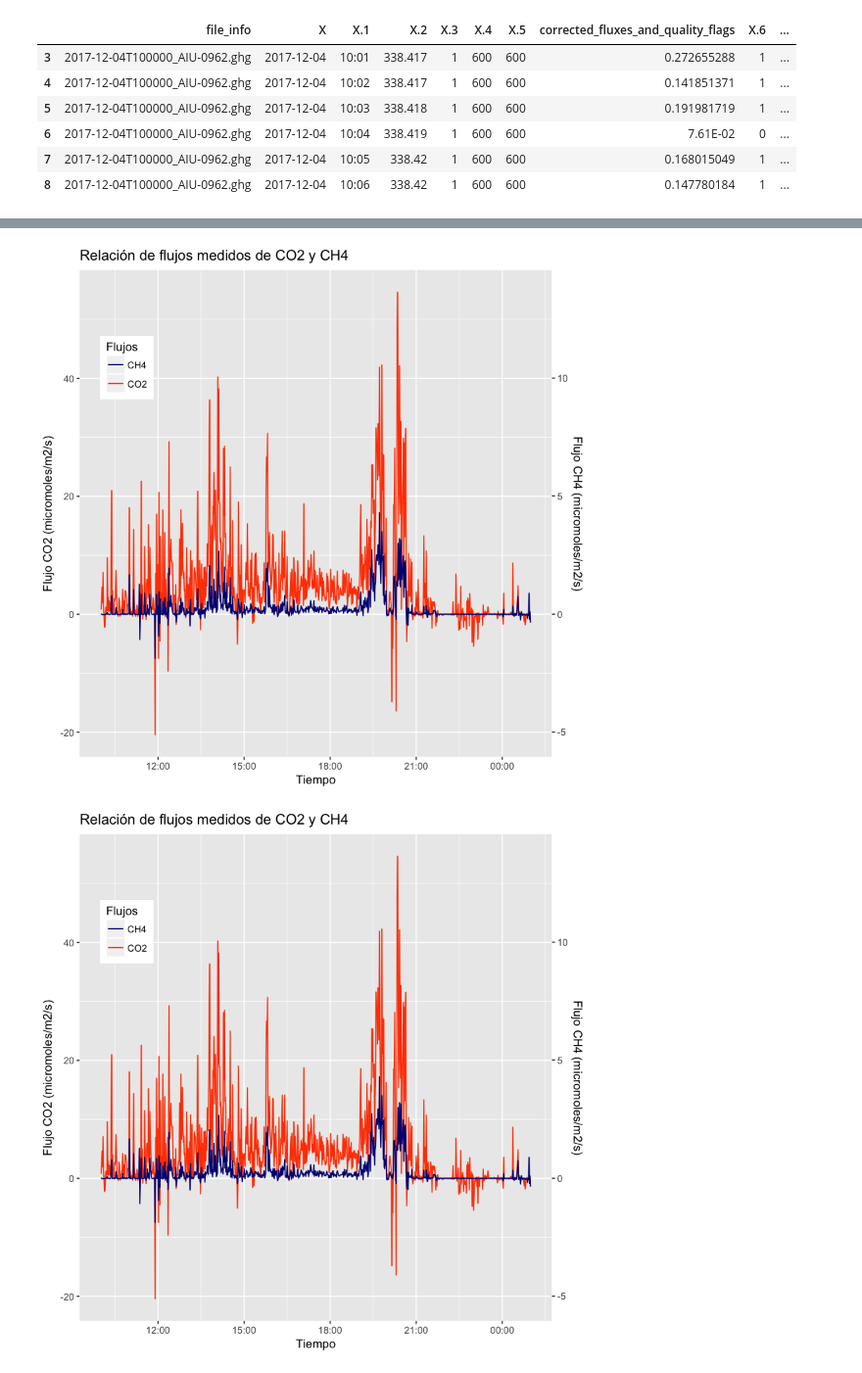
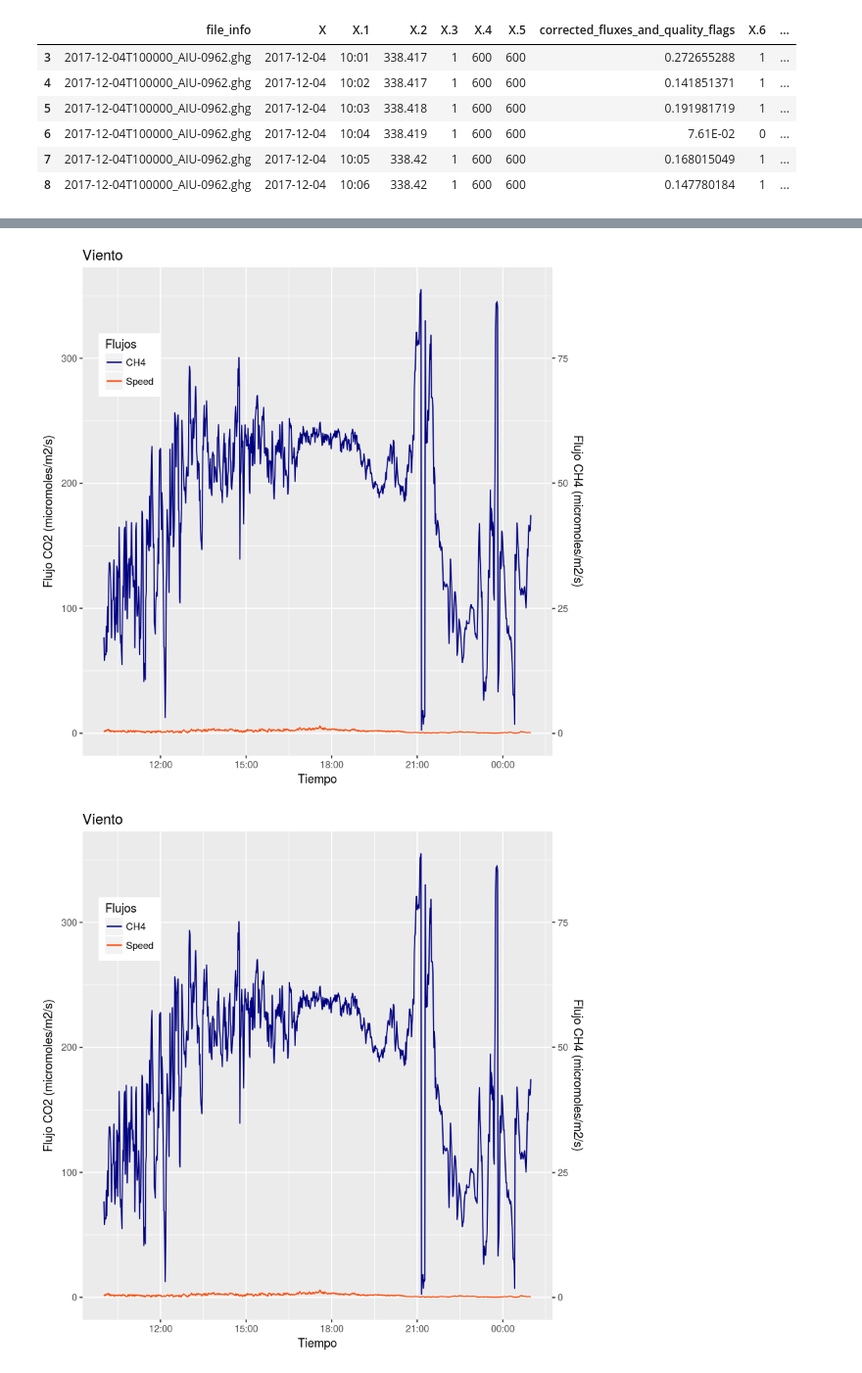
Before and after one commit to carloslizarragac/Metano, a Jupyter notebook: WindRose-Metano-TimeResol.ipynb, the cells around one changed output, grey strips where cells are left out. Shown at 98% size. Saved outputs shown, nothing was run; the diff lists cells and outputs as text; code cells hidden in the pictures.

```diff
--- a/WindRose-Metano-TimeResol.ipynb
+++ b/WindRose-Metano-TimeResol.ipynb
@@ -79,10 +58,10 @@ require(dplyr)
 #
 
 df_corral1 <- subset(df_dist1, select=c("X", "X.1", "X.2", "X.11", "X.15", "X.24", "X.25",
-                                      "X.34", "X.35", "X.54", "X.56", "turbulence" ))
+                                      "X.34", "X.35", "X.54", "X.55", "X.56", "turbulence" ))
 names(df_corral1) <- c("date", "hours", "DOY", "co2_flux", "ch4_flux",
                       "co2_mixing_ratio", "co2_time_lag", "ch4_mixing_ratio", "ch4_time_lag",
-                      "spd", "dir", "u_star")
+                      "spd", "max_spd", "dir", "u_star")
 # Keep only full data (Eliminate NAs)
 df_corral1 <- df_corral1[complete.cases(df_corral1), ]
 # Create Date, combining date + hours
@@ -188,24 +216,25 @@ print(p)
 # %%
+# Wind speed & direction
 require(oce)
 df_corral_period <- subset(df_corral1, Date > "2017-12-04 10:00" & Date < "2017-12-05 1:00")
 
 #p <- ggplot(df_corral_period, aes(Date, despike(ch4_flux, reference="smooth"), color="CH4" )) +
 #            geom_line() +
 #            labs(title = "Relación de flujos medidos de CO2 y CH4", x = "Tiempo", y= "Flujos") +
 #            guides(color=guide_legend("Flujos")) + theme(legend.position = c(0.2, 0.8))
 #p <- p + geom_line(data=df_corral_period, aes(Date, despike(co2_flux, reference="smooth"), color="CO2"))
 
 
 p <- ggplot(df_corral_period, aes(x=Date))
-p <- p + geom_line(aes(y=despike(co2_flux, reference="smooth"), color="CO2")) +
-            labs(title = "Relación de flujos medidos de CO2 y CH4", x = "Tiempo", y= "Flujo CO2 (micromoles/m2/s)") +
+p <- p + geom_line(aes(y=despike(spd, reference="smooth"), color="Speed")) +
+            labs(title = "Viento", x = "Tiempo", y= "Flujo CO2 (micromoles/m2/s)") +
             guides(color=guide_legend("Flujos")) + theme(legend.position = c(0.1, 0.8))
-p <- p + geom_line(aes(y=despike(4*ch4_flux, reference="smooth"), color="CH4"))
+p <- p + geom_line(aes(y=despike(dir, reference="smooth"), color="CH4"))
 p <- p + scale_y_continuous(sec.axis = sec_axis(~.*.25, name = "Flujo CH4 (micromoles/m2/s)"))
 
 p <- p + scale_colour_manual(values = c("navyblue", "orangered"))
 p
 print(p)
 # %% [output]
-[figure, old version]
+[figure, new version]
-[figure, old version]
+[figure, new version]
```
Also changed, not shown: parts of 39 cells of this notebook, 8 other files.
